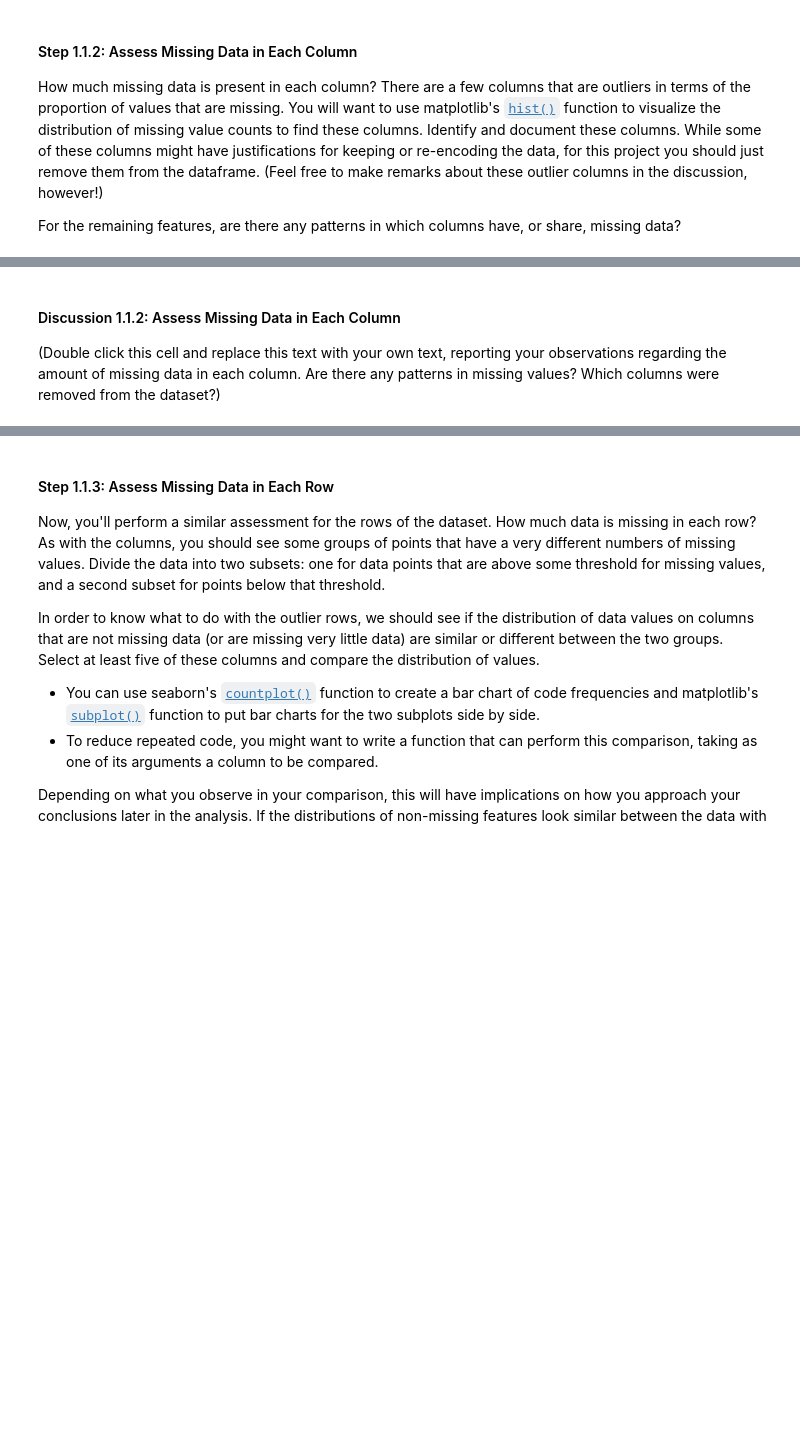
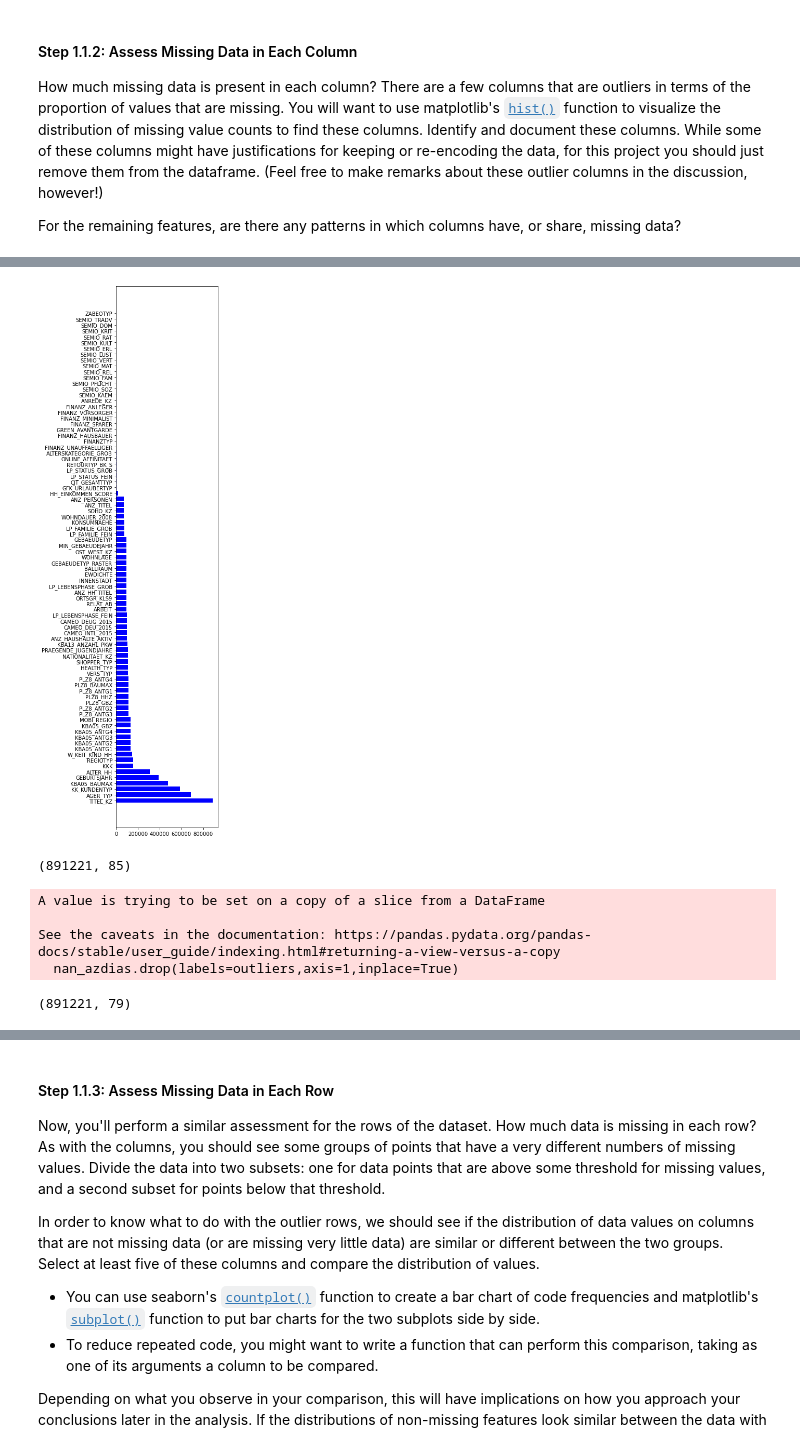
Before and after one commit to sinthaswe/identify-cust-segments, a Jupyter notebook: Identify_Customer_Segments.ipynb, the cells around one changed output, grey strips where cells are left out. Saved outputs shown, nothing was run; the diff lists cells and outputs as text; code cells hidden in the pictures; blank space fills up the shorter version.

Commit message:
columns dropped, discussion complete

```diff
--- a/Identify_Customer_Segments.ipynb
+++ b/Identify_Customer_Segments.ipynb
@@ -161,0 +189,2 @@ For the remaining features, are there any patterns in which columns have, or sha
+# %%
+nan_azdias = azdias[:]
@@ -162,2 +199,4 @@ For the remaining features, are there any patterns in which columns have, or sha
 # %%
 # Investigate patterns in the amount of missing data in each column.
+for col in nan_azdias.columns:
+    nan_azdias[col].replace(feat_info_attr.loc[col].loc['mu_list'],np.NaN,inplace=True)
@@ -163,0 +248,3 @@ For the remaining features, are there any patterns in which columns have, or sha
+# %%
+temp = nan_azdias.isna().sum().reset_index()
+display(temp)
@@ -163,0 +269,2 @@ For the remaining features, are there any patterns in which columns have, or sha
+# %%
+temp.sort_values(by=0, ascending=False, inplace=True)
@@ -164,7 +291,26 @@ For the remaining features, are there any patterns in which columns have, or sha
+# %%
+plt.figure(figsize=(5,15))
+graph = plt.barh(temp['index'],temp[0],color = 'blue', alpha = 1)
+plt.tight_layout()
+# %% [output]
+[figure, added]
+# %%
+nan_azdias.shape
+# %% [output]
+(891221, 85)
 # %%
 # Remove the outlier columns from the dataset. (You'll perform other data
 # engineering tasks such as re-encoding and imputation later.)
+
+outliers = ['TITEL_KZ','AGER_TYP','KK_KUNDENTYP','KBA05_BAUMAX','GEBURTSJAHR','ALTER_HH']
+
+nan_azdias.drop(labels=outliers,axis=1,inplace=True)
+# %% [output]
+A value is trying to be set on a copy of a slice from a DataFrame
+
+See the caveats in the documentation: https://pandas.pydata.org/pandas-docs/stable/user_guide/indexing.html#returning-a-view-versus-a-copy
+  nan_azdias.drop(labels=outliers,axis=1,inplace=True)
-# %% [markdown]
-#### Discussion 1.1.2: Assess Missing Data in Each Column
-
-(Double click this cell and replace this text with your own text, reporting your observations regarding the amount of missing data in each column. Are there any patterns in missing values? Which columns were removed from the dataset?)
+# %%
+nan_azdias.shape
+# %% [output]
+(891221, 79)
```
Also changed, not shown: parts of 13 cells of this notebook.
